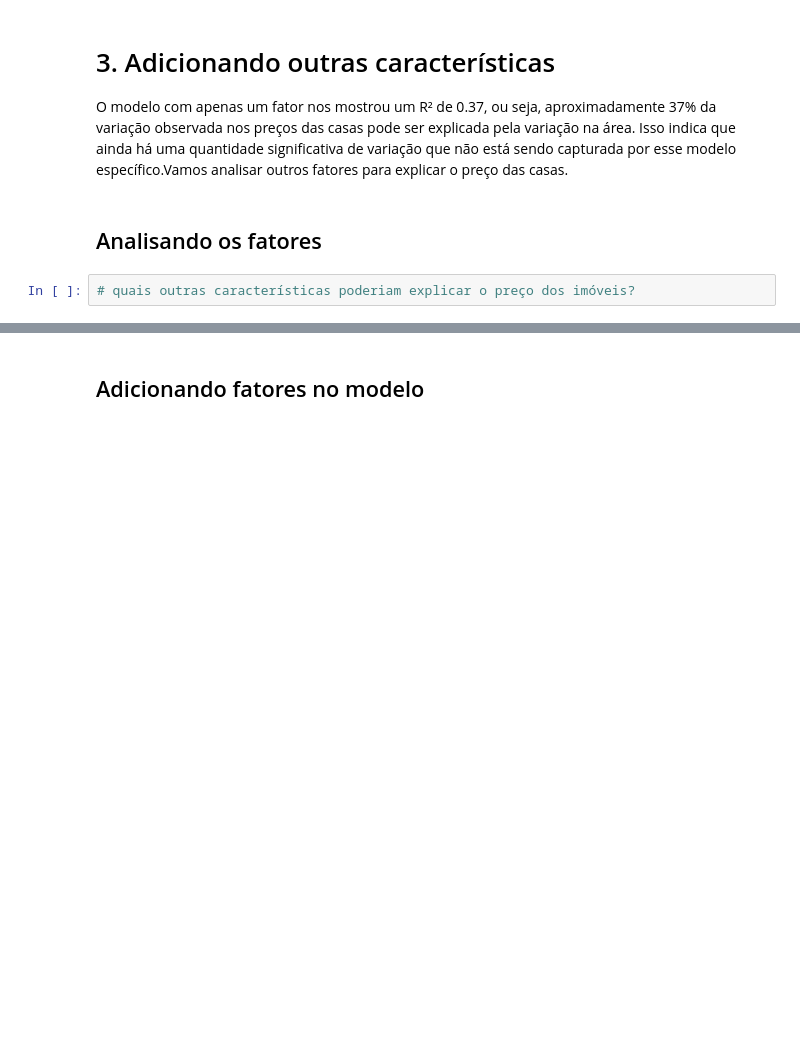
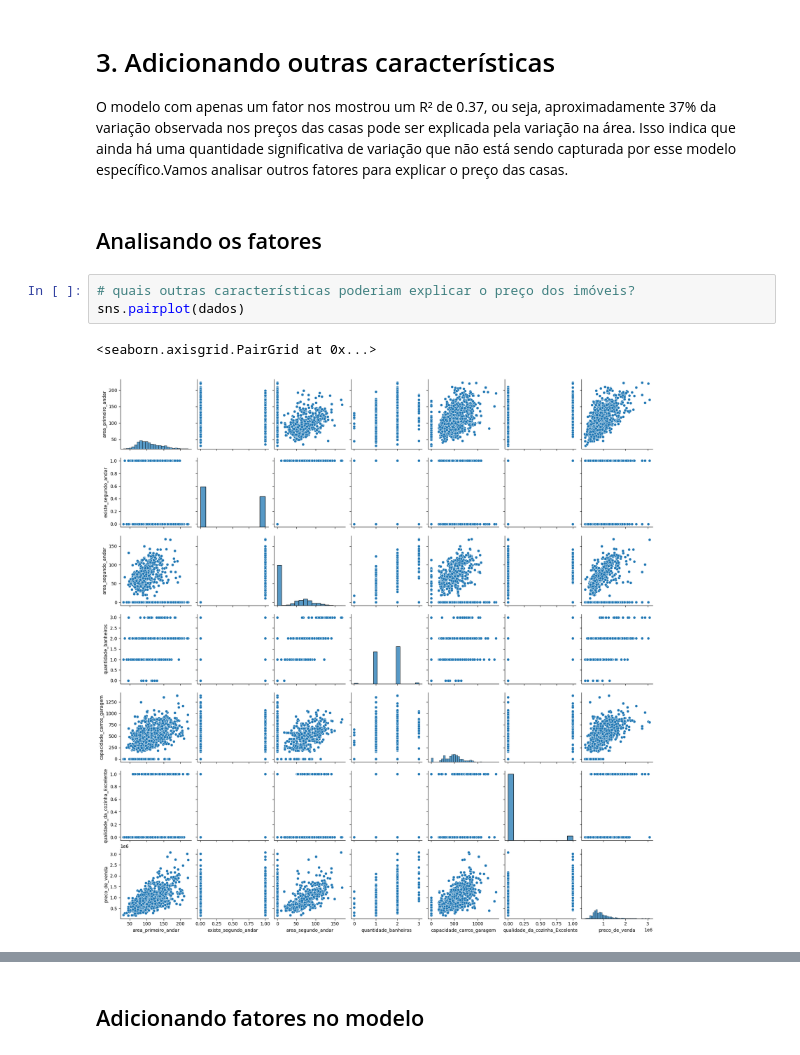
Before and after one commit to EmilyCarla/ONE_DataScience, a Jupyter notebook: Testando_Regressão_Linear.ipynb, the cells around one changed output, grey strips where cells are left out. Cells and saved outputs as stored; diff of their text form; blank space fills up the shorter version.

```diff
--- a/Testando_Regressão_Linear.ipynb
+++ b/Testando_Regressão_Linear.ipynb
@@ -242,3 +242,7 @@ Isso indica que ainda há uma quantidade significativa de variação que não es
 ## Analisando os fatores
 # %%
 # quais outras características poderiam explicar o preço dos imóveis?
+sns.pairplot(dados)
+# %% [output]
+<seaborn.axisgrid.PairGrid at 0x...>
+[figure, added]
```
Also changed, not shown: parts of 17 cells of this notebook.
